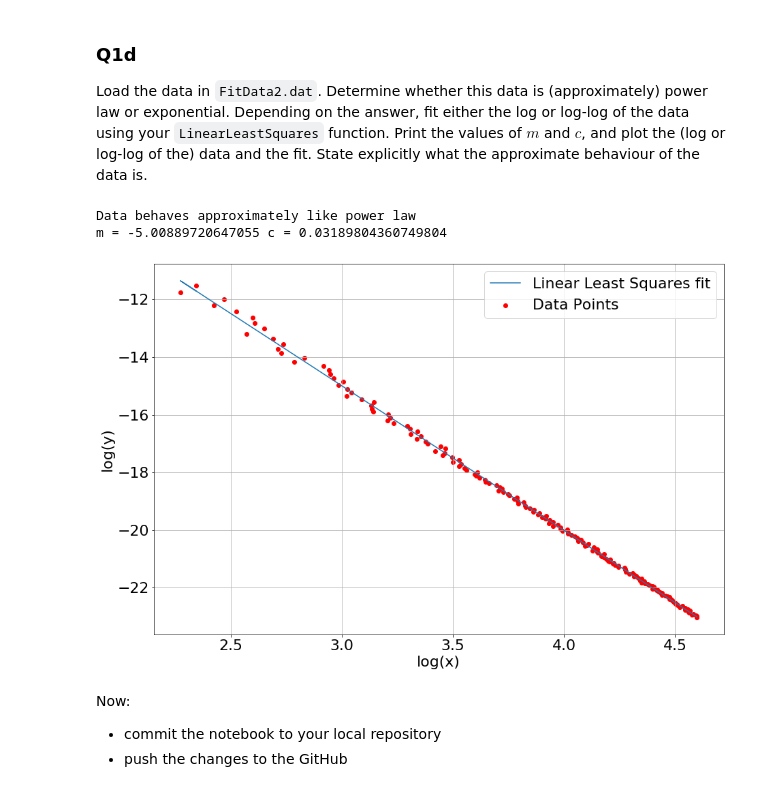
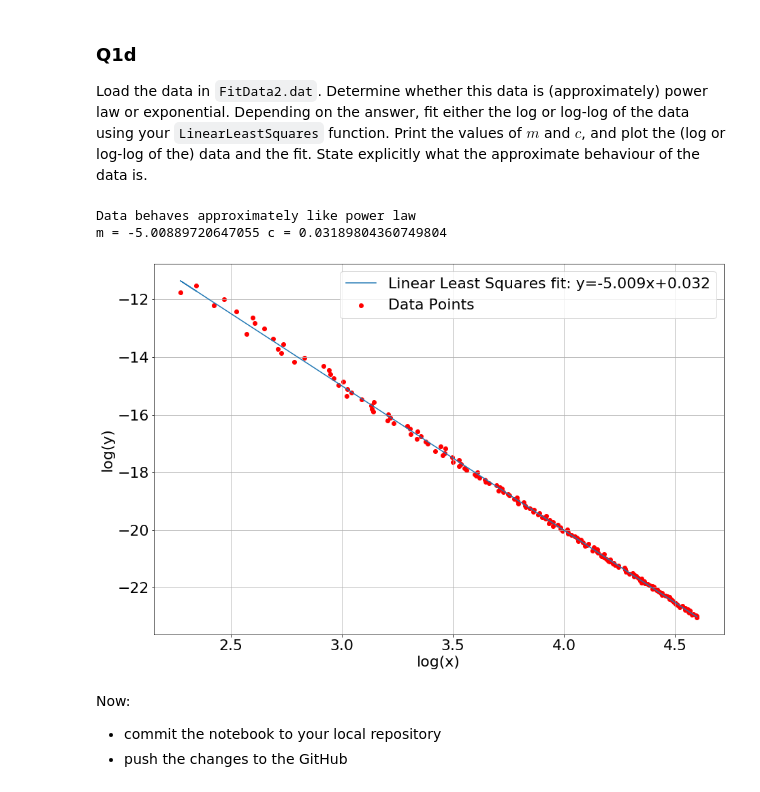
Before and after one commit to Conor-O-Mahony/ACM20030-Assignments, a Jupyter notebook: Assignment 3/Assignment-3.ipynb, the cells around one changed output. Saved outputs shown, nothing was run; the diff lists cells and outputs as text; code cells hidden in the pictures.

```diff
--- a/Assignment 3/Assignment-3.ipynb
+++ b/Assignment 3/Assignment-3.ipynb
@@ -119,27 +120,26 @@ Load the data in `FitData2.dat`. Determine whether this data is (approximately)
 # %%
 data2=np.loadtxt('FitData2.dat')
 
 x=data2[:,0]
 y=data2[:,1]
 
 plt.scatter(np.log(x),np.log(y), c='r', label='Data Points')
 print('Data behaves approximately like power law')
 
-data2power=np.log(data2)
-m=LinearLeastSquares(data2power)[0]
-c=LinearLeastSquares(data2power)[1]
+m=LinearLeastSquares(np.log(data2))[0]
+c=LinearLeastSquares(np.log(data2))[1]
 
-print('m =',LinearLeastSquares(data2power)[0],'c =',LinearLeastSquares(data2power)[1])
+print('m =',LinearLeastSquares(np.log(data2))[0],'c =',LinearLeastSquares(np.log(data2))[1])
 
-plt.plot(np.log(x),m*np.log(x)+c, label='Linear Least Squares fit')
+plt.plot(np.log(x),m*np.log(x)+c, label='Linear Least Squares fit: y='+str(round(m,3))+'x+'+str(round(c,3)))
 plt.xlabel('log(x)')
 plt.ylabel('log(y)')
 plt.legend()
 plt.grid()
 # %% [output]
 Data behaves approximately like power law
 m = -5.00889720647055 c = 0.03189804360749804
-[figure, old version]
+[figure, new version]
 # %% [markdown]
 Now:
 - commit the notebook to your local repository
```
Also changed, not shown: parts of 11 cells of this notebook.
